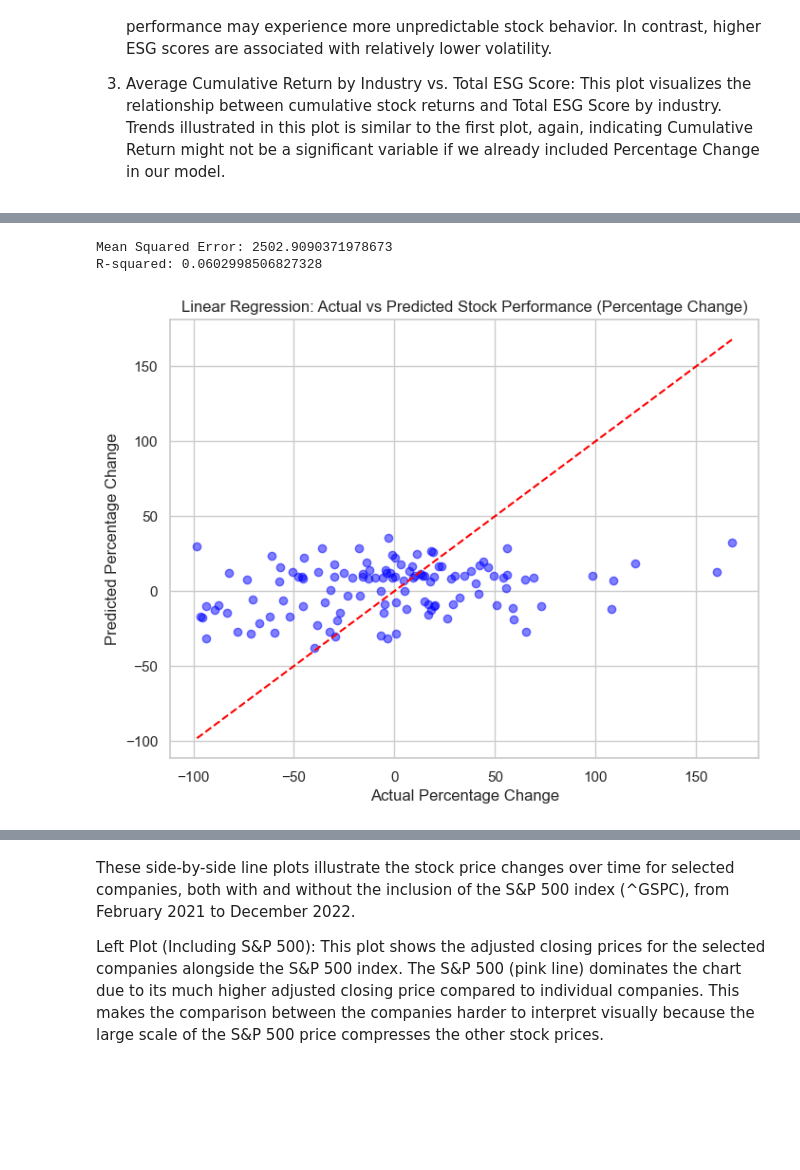
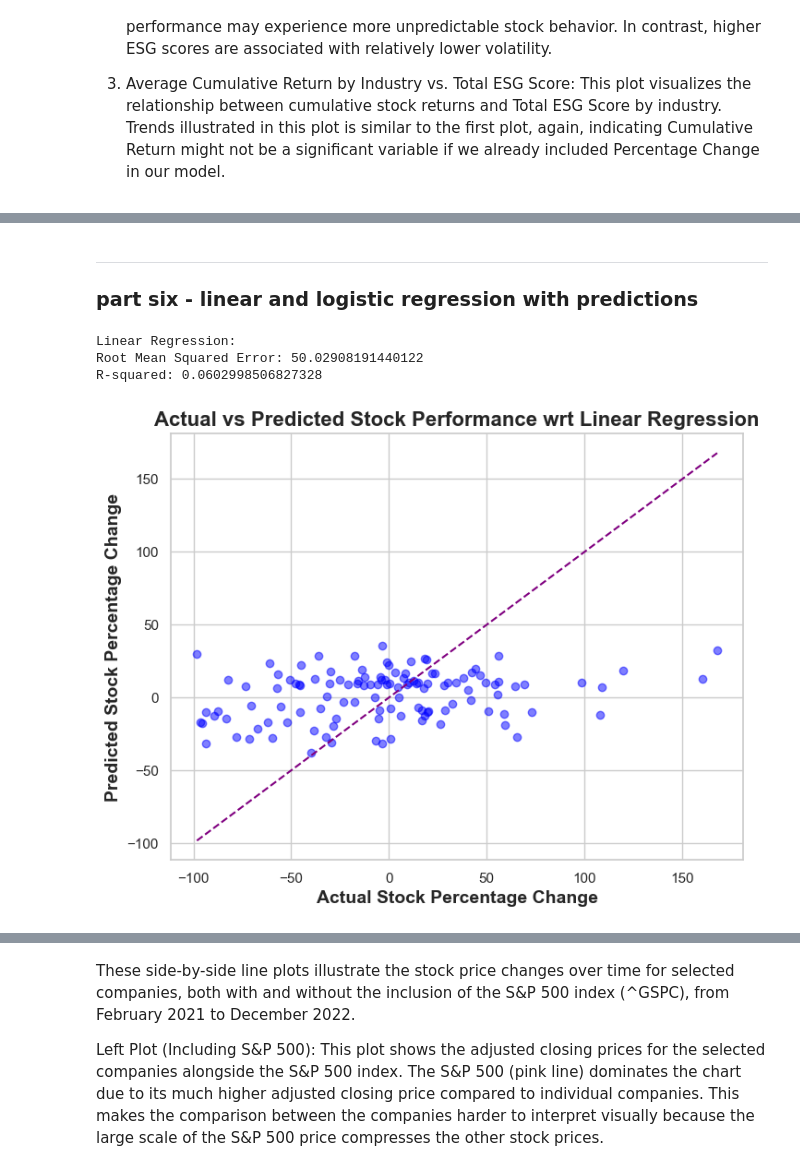
Before and after one commit to anushabishayee/info2950_finalproject, a Jupyter notebook: Phase2..ipynb, the cells around one changed output, grey strips where cells are left out. Saved outputs shown, nothing was run; the diff lists cells and outputs as text; code cells hidden in the pictures; blank space fills up the shorter version.

```diff
--- a/Phase2..ipynb
+++ b/Phase2..ipynb
@@ -561,14 +657,0 @@ For every 1-unit increase in the Governance score (assuming all other variables
-# %%
-sns.set(style="whitegrid")
-
-plt.figure(figsize = (10, 8))
-sns.histplot(merged_df['environment_score'], kde = True, color = '#39c988', label = 'Environmental Score')
-sns.histplot(merged_df['social_score'], kde = True, color = '#13bcd8', label = 'Social Score')
-sns.histplot(merged_df['governance_score'], kde = True, color = '#df3e5d', label = 'Governance Score')
-sns.histplot(merged_df['total_score'], kde = True, color = '#b97df3', label = 'Total ESG Score')
-
-plt.title('Distribution of ESG Scores Across All Companies')
-plt.xlabel('Total ESG Score')
-plt.ylabel('Frequency')
-plt.legend()
-plt.show()
@@ -806,76 +790,47 @@ This matrix provides a comprehensive overview of how ESG performance metrics rel
+# %% [markdown]
+---
+### part six - linear and logistic regression with predictions
 # %%
 # Linear Regression - Predicting Stock Performance (percentage_change) based on ESG Scores
-
-# Define X (independent variables) and y (dependent variable)
 X = merged_df[['environment_score', 'social_score', 'governance_score', 'total_score']]
 y = merged_df['percentage_change']
 
-# Train-test split (80% training, 20% testing)
-X_train, X_test, y_train, y_test = train_test_split(X, y, test_size=0.2, random_state=42)
-
-# Initialize and fit linear regression model
+X_train, X_test, y_train, y_test = train_test_split(X, y, test_size = 0.2, random_state = 42)
 lin_reg = LinearRegression()
 lin_reg.fit(X_train, y_train)
-
-# Predict on test set
 y_pred = lin_reg.predict(X_test)
-
-# Evaluate the model
-mse = mean_squared_error(y_test, y_pred)
+rmse = root_mean_squared_error(y_test, y_pred)
 r2 = r2_score(y_test, y_pred)
 
-print(f"Mean Squared Error: {mse}")
+print(f"Linear Regression: \nRoot Mean Squared Error: {rmse}")
 print(f"R-squared: {r2}")
 
-# Plotting actual vs predicted percentage changes
-plt.figure(figsize=(8, 6))
-plt.scatter(y_test, y_pred, color='blue', alpha=0.5)
-plt.plot([min(y_test), max(y_test)], [min(y_test), max(y_test)], color='red', linestyle='--')
-plt.title('Linear Regression: Actual vs Predicted Stock Performance (Percentage Change)')
-plt.xlabel('Actual Percentage Change')
-plt.ylabel('Predicted Percentage Change')
+plt.figure(figsize = (8, 6))
+plt.scatter(y_test, y_pred, color = 'blue', alpha = 0.5)
+plt.plot([min(y_test), max(y_test)], [min(y_test), max(y_test)], color = 'purple', linestyle = '--')
+plt.title('Actual vs Predicted Stock Performance wrt Linear Regression', size = 16, fontweight = 'bold', ha = 'center')
+plt.xlabel('Actual Stock Percentage Change', size = 14, fontweight = 'bold', ha = 'center')
+plt.ylabel('Predicted Stock Percentage Change', size = 14, fontweight = 'bold', ha = 'center')
 plt.show()
 
-# Step 3 (Optional): Logistic Regression - Binary Stock Increase/Decrease
-
-# Create a binary variable for stock increase (1 if percentage_change > 0, else 0)
+# Logistic Regression - Binary Stock Increase/Decrease
 merged_df['stock_increase'] = np.where(merged_df['percentage_change'] > 0, 1, 0)
-
-# Define X and y for logistic regression
 X = merged_df[['environment_score', 'social_score', 'governance_score', 'total_score']]
 y = merged_df['stock_increase']
 
-# Train-test split
-X_train, X_test, y_train, y_test = train_test_split(X, y, test_size=0.2, random_state=42)
-
-# Initialize and fit logistic regression model
+X_train, X_test, y_train, y_test = train_test_split(X, y, test_size = 0.2, random_state = 42)
 log_reg = LogisticRegression()
 log_reg.fit(X_train, y_train)
-
-# Predict on test set
 y_pred = log_reg.predict(X_test)
 
-# Evaluate the model
 accuracy = accuracy_score(y_test, y_pred)
-print(f"Accuracy: {accuracy}")
-
-# Confusion matrix and classification report (optional)
-from sklearn.metrics import confusion_matrix, classification_report
-print(confusion_matrix(y_test, y_pred))
-print(classification_report(y_test, y_pred))
-
-# Step 4: Summary of Linear Regression Results Using statsmodels (OLS)
-
-# Adding constant for intercept
+print(f"Logistic Regression Model Accuracy: {accuracy}")
 X_train_const = sm.add_constant(X_train)
-
-# Fit the model using OLS (Ordinary Least Squares)
 model = sm.OLS(y_train, X_train_const)
 results = model.fit()
-
-# Summary of the regression model
 print(results.summary())
 # %% [output]
-Mean Squared Error: 2502.9090371978673
+Linear Regression:
+Root Mean Squared Error: 50.02908191440122
 R-squared: 0.0602998506827328
-[figure, old version]
+[figure, new version]
```
Also changed, not shown: parts of 49 cells of this notebook.
